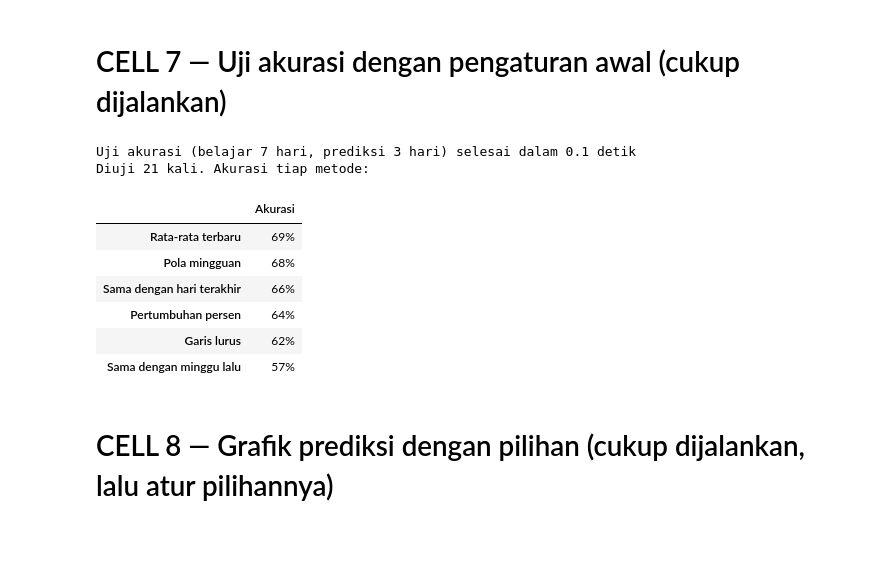
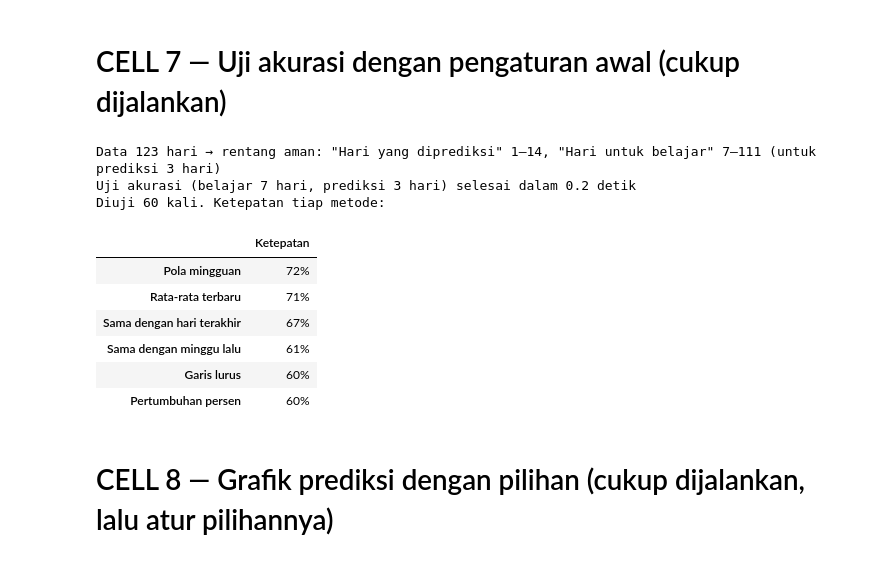
Before and after one commit to aldo02032004/naufaldo.github.io, a Jupyter notebook: Linear_regression_forecast.ipynb, the cells around one changed output. Cells and saved outputs as stored; diff of their text form; code cells hidden in the pictures.

```diff
--- a/Linear_regression_forecast.ipynb
+++ b/Linear_regression_forecast.ipynb
@@ -16,6 +17,9 @@ Pilih baris berdasarkan **panjang datamu** (lihat tulisan "... hari" setelah dat
 # CELL 1 — Input
 # %%
 LINK_DRIVE = [   # BISA DIUBAH: satu link, atau beberapa link dipisah koma
+    'https://drive.google.com/file/d/1MSKVDtGGjxr1oLurqurIPetAT0GsuV1O/view?usp=drive_link',
+    'https://drive.google.com/file/d/1wAD6wcRKORyiwaEDHwQCF_FE8hQ_XDxm/view?usp=drive_link',
+    'https://drive.google.com/file/d/1TK85b-eLjAHDthpls3LmhBpRlFuK4fHO/view?usp=drive_link',
     'https://docs.google.com/spreadsheets/d/1dYpzXZuAG7TPQjCtspagX-PqFiIh-HRG/edit',
     'https://docs.google.com/spreadsheets/d/1RBAQovVNUXinv3sgQNvDS1iMlciTL1vN/edit',
     'https://docs.google.com/spreadsheets/d/1ugTVwpxj6KQsZiI1dneQ-mAX2vTBVSTX/edit',
@@ -45,11 +49,14 @@ print('✅ Library GREAT terpasang')
 # %% [markdown]
 # CELL 3 — Library
 # %%
+import io
 import re
 import time
+import zipfile
 
 import numpy as np
 import pandas as pd
+import requests
 import ipywidgets as w
 import matplotlib.dates as mdates
 import matplotlib.pyplot as plt
@@ -76,6 +83,9 @@ WARNA_DIPELAJARI = 'orange'   # warna kotak hari-hari yang dipelajari
 KEKUATAN_TAHAN = (1, 10, 100)   # pilihan seberapa kuat "Regresi pintar" menahan perbedaan antar hari (dicoba semua)
 TAHAN_AWAL = 10                 # kekuatan tahan yang dipakai kalau data terlalu sedikit untuk memilih
 MIN_UJI = 10                    # minimal berapa kali uji supaya skor ketepatan bisa dipercaya
+UJI_TERAKHIR = 60               # uji hanya ke 60 hari terakhir: lebih cepat, dan lebih mencerminkan kondisi terbaru
+MIN_BELAJAR = 7                 # "Hari untuk belajar" paling sedikit (1 minggu penuh = hari kerja + akhir pekan)
+TREN_MAX_PREDIKSI = 4           # Garis lurus & Pertumbuhan persen hanya diuji untuk prediksi <= 4 hari
 
 # ---- Di bawah ini sebaiknya tidak diubah ----
 MIN_HARI = 2              # data minimal supaya bisa menarik tren
@@ -352,18 +416,13 @@ if not daftar_link:
 bagian = []
 for i, link in enumerate(daftar_link, 1):
     label = f'link {i} dari {len(daftar_link)}'
-    try:
-        tabel = pd.read_excel(link_ke_xlsx(link), header=1)
-    except SystemExit:
-        raise
-    except Exception as e:
-        raise SystemExit(f'❌ {label} tidak bisa dibuka ({e}).\n'
-                         'Pastikan file Drive dibagikan sebagai "Anyone with the link".')
-    try:
-        bagian.append(validate_export(tabel))
-    except ValueError as e:
-        raise SystemExit(f'❌ File di {label} formatnya tidak sesuai: {e}')
-    print(f'   {label}: {len(tabel):,} baris')
+    print(f'   mengunduh {label} ...')
+    for nama, tabel in baca_link(link, label):           # 1 tabel kalau file Excel, beberapa kalau zip
+        try:
+            bagian.append(validate_export(tabel))
+        except ValueError as e:
+            raise SystemExit(f'❌ {nama} formatnya tidak sesuai: {e}') from None
+        print(f'   {nama}: {len(tabel):,} baris')
 
 df = pd.concat(bagian, ignore_index=True)
 # File yang tanggalnya tumpang tindih berisi postingan yang sama dua kali. Kolom 'No' hanya nomor baris, jadi diabaikan.
@@ -375,7 +434,7 @@ if len(df) < sebelum:
 
 df1, tanggal_awal, tanggal_akhir = prep.prepare_data(df)
 n_hari = (df1['Date'].max() - df1['Date'].min()).days + 1
-print(f'✅ {len(df1):,} baris siap | {tanggal_awal} - {tanggal_akhir} | {n_hari} hari')
+print(f'✅ {len(df1):,} baris siap dari {len(bagian)} file | {tanggal_awal} - {tanggal_akhir} | {n_hari} hari')
 if n_hari < MIN_HARI:
     raise SystemExit(f'❌ Data cuma {n_hari} hari. Untuk menarik tren butuh minimal {MIN_HARI} hari.')
 
@@ -431,43 +502,51 @@ Jumlah ORANG (akun berbeda) per hari (10 hari terakhir):
 # CELL 7 — Uji akurasi dengan pengaturan awal (cukup dijalankan)
 # %%
 _simpanan = {}
+
 
 def simpan(kunci, hitung):
     """Hitung sekali saja untuk setiap kunci, supaya slider tetap cepat saat digeser bolak-balik."""
     if kunci not in _simpanan:
         _simpanan[kunci] = hitung()
     return _simpanan[kunci]
 
 
 def ambil_uji(dasar, L, H):
     y = harian[dasar]
-    return simpan(('uji', dasar, L, H), lambda: uji_akurasi(y, L, H, metode_tersedia(len(y))))
+    return simpan(('uji', dasar, L, H), lambda: uji_akurasi(y, L, H, metode_tersedia(len(y), H)))
 
 
 def ambil_ramalan(dasar, L, H, metode, tahan):
     return simpan(('ramal', dasar, L, H, metode, tahan), lambda: ramal_tabel(harian[dasar], L, H, metode, tahan))
 
 
-L_awal, H_awal = min(AWAL_BELAJAR, n_hari), min(AWAL_PREDIKSI, n_hari)
+# Pengaturan awal, otomatis dijaga di dalam rentang aman untuk panjang data ini.
+H_awal = min(AWAL_PREDIKSI, batas_prediksi(n_hari))
+L_min, L_max = batas_belajar(n_hari, H_awal)
+L_awal = min(max(AWAL_BELAJAR, L_min), L_max)
+print(f'Data {n_hari} hari → rentang aman: "Hari yang diprediksi" 1–{batas_prediksi(n_hari)}, '
+      f'"Hari untuk belajar" {L_min}–{L_max} (untuk prediksi {H_awal} hari)')
+
 jam_mulai = time.perf_counter()
 uji_awal = ambil_uji('Postingan', L_awal, H_awal)
 print(f'Uji akurasi (belajar {L_awal} hari, prediksi {H_awal} hari) selesai dalam '
       f'{time.perf_counter() - jam_mulai:.1f} detik')
 if uji_awal is None:
     print('Data belum cukup untuk diuji dengan pengaturan ini.')
 else:
-    print(f'Diuji {uji_awal["jumlah_uji"]} kali. Akurasi tiap metode:')
-    display(pd.Series(uji_awal['akurasi']).sort_values(ascending=False).map('{:.0%}'.format).to_frame('Akurasi'))
+    print(f'Diuji {uji_awal["jumlah_uji"]} kali. Ketepatan tiap metode:')
+    display(pd.Series(uji_awal['akurasi']).sort_values(ascending=False).map('{:.0%}'.format).to_frame('Ketepatan'))
 # %% [output]
-Uji akurasi (belajar 7 hari, prediksi 3 hari) selesai dalam 0.1 detik
-Diuji 21 kali. Akurasi tiap metode:
+Data 123 hari → rentang aman: "Hari yang diprediksi" 1–14, "Hari untuk belajar" 7–111 (untuk prediksi 3 hari)
+Uji akurasi (belajar 7 hari, prediksi 3 hari) selesai dalam 0.2 detik
+Diuji 60 kali. Ketepatan tiap metode:
-|  | Akurasi |
-| Rata-rata terbaru | 69% |
-| Pola mingguan | 68% |
-| Sama dengan hari terakhir | 66% |
-| Pertumbuhan persen | 64% |
-| Garis lurus | 62% |
-| Sama dengan minggu lalu | 57% |
+|  | Ketepatan |
+| Pola mingguan | 72% |
+| Rata-rata terbaru | 71% |
+| Sama dengan hari terakhir | 67% |
+| Sama dengan minggu lalu | 61% |
+| Garis lurus | 60% |
+| Pertumbuhan persen | 60% |
 # %% [markdown]
 # CELL 8 — Grafik prediksi dengan pilihan (cukup dijalankan, lalu atur pilihannya)
 # %%
```
Also changed, not shown: parts of 5 cells of this notebook.
